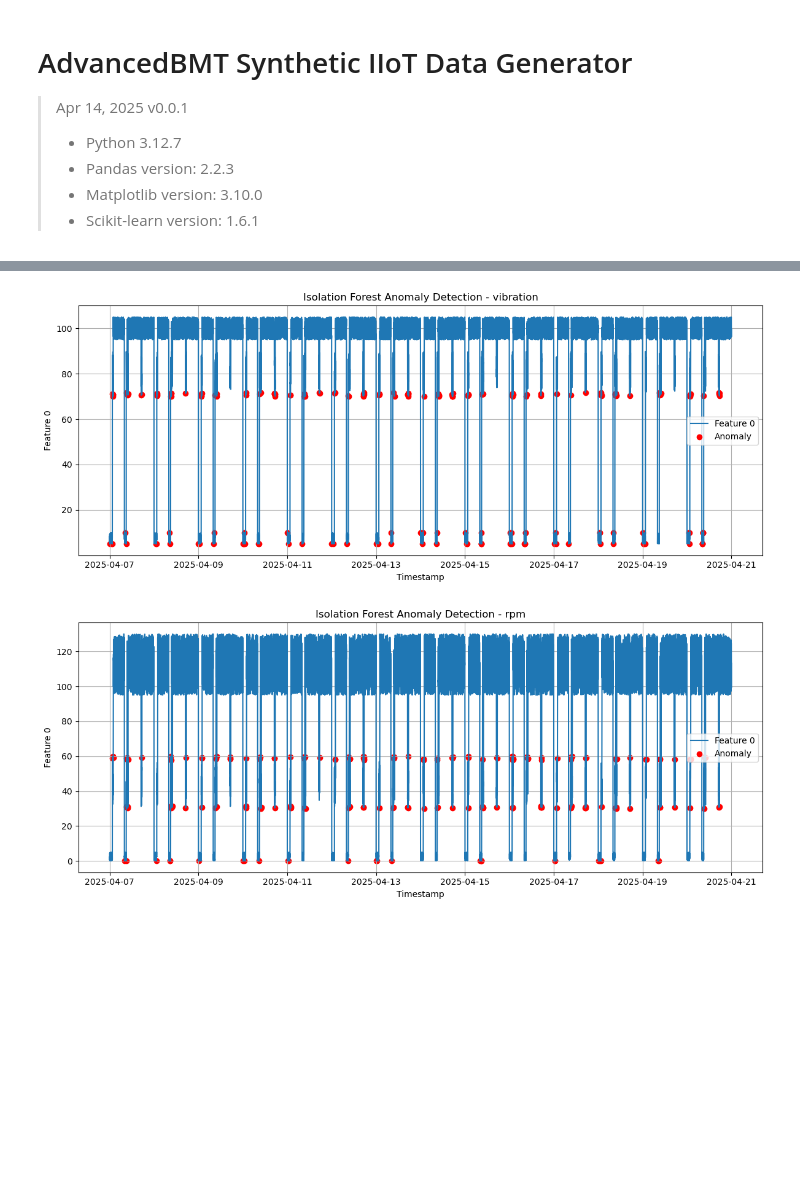
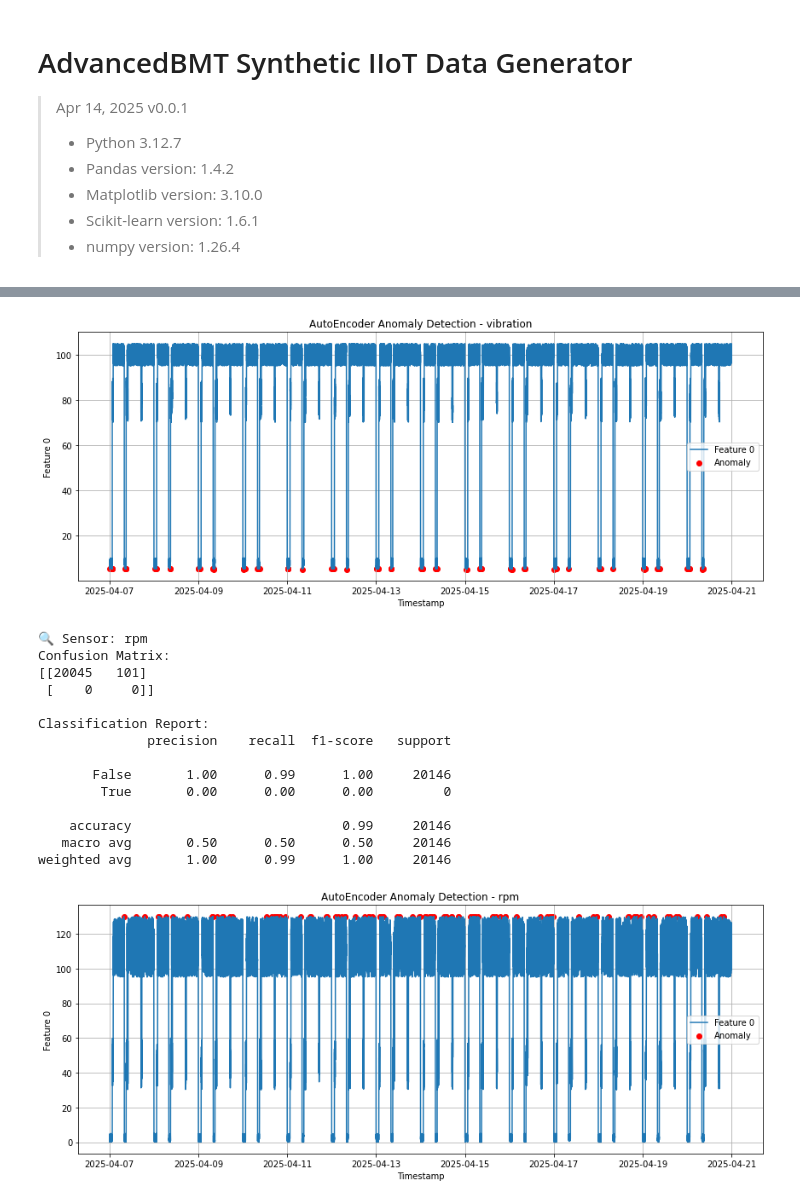
Before and after one commit to advancedbmt/anomaly-detection, a Jupyter notebook: test_cases/test_main.ipynb, the cells around one changed output, grey strips where cells are left out. Drawn from its saved outputs; the diff is of its cells as text; code cells hidden in the pictures; blank space fills up the shorter version.

Commit message:
tested multiple models and added info about these models to 'tested_models' folder

```diff
--- a/test_cases/test_main.ipynb
+++ b/test_cases/test_main.ipynb
@@ -5,9 +5,10 @@
 > Apr 14, 2025 v0.0.1
 >
 >- Python 3.12.7
->- Pandas version: 2.2.3
+>- Pandas version: 1.4.2
 >- Matplotlib version: 3.10.0
 >- Scikit-learn version: 1.6.1
+>- numpy version: 1.26.4
 # %%
 # ### run this cell for version check
 # !python --version
@@ -26,32 +31,56 @@ from sklearn.ensemble import IsolationForest
 # %%
-# Load data
+# Load CSV file
 file_name = "../test_csv/motor_power_high.csv"
 df = pd.read_csv(file_name, parse_dates=["timestamp"])
-
 tags = df["sensor"].unique()
 
 for tag in tags:
     tag_df = df[df["sensor"] == tag].copy()
 
-    # Train only on normal data
-    X_train = tag_df[tag_df["is_anomaly"] == False][["feature_0"]]
+    # Scale the feature
+    scaler = MinMaxScaler()
+    tag_df["scaled"] = scaler.fit_transform(tag_df[["feature_0"]])
 
-    # Train Isolation Forest
-    model = IsolationForest(contamination=0.01, random_state=42)
-    model.fit(X_train)
+    # Only train on normal data
+    X_train = tag_df[tag_df["is_anomaly"] == False][["scaled"]]
 
-    # Predict on full tag data
-    tag_df["anomaly_label"] = model.predict(tag_df[["feature_0"]])
-    tag_df["anomaly_label"] = tag_df["anomaly_label"].map({1: False, -1: True})
+    # AutoEncoder model
+    model = Sequential([
+        Dense(8, activation="relu", input_shape=(1,)),
+        Dense(4, activation="relu"),
+        Dense(1, activation="sigmoid")
+    ])
+    model.compile(optimizer="adam", loss="mse")
 
-    # Plot
+    # Train the model
+    model.fit(X_train, X_train, epochs=50, batch_size=64, validation_split=0.1,
+              callbacks=[EarlyStopping(patience=5)], verbose=0)
+
+    # Predict and compute reconstruction error
+    tag_df["recon"] = model.predict(tag_df[["scaled"]], verbose=0)
+    tag_df["recon_error"] = np.abs(tag_df["scaled"] - tag_df["recon"])
+
+    # Threshold based on training error
+    threshold = tag_df["recon_error"].quantile(0.995)
+    tag_df["anomaly_label"] = tag_df["recon_error"] > threshold
+
+    # Confusion Matrix & Classification Report
+    y_true = tag_df["is_anomaly"]
+    y_pred = tag_df["anomaly_label"]
+
+    print(f"\n🔍 Sensor: {tag}")
+    print("Confusion Matrix:")
+    print(confusion_matrix(y_true, y_pred))
+    print("\nClassification Report:")
+    print(classification_report(y_true, y_pred, zero_division=0))
+
+    # Plot results
     plt.figure(figsize=(12, 5))
     plt.plot(tag_df["timestamp"], tag_df["feature_0"], label="Feature 0")
-
-    anomalies = tag_df[tag_df["anomaly_label"] == True]
-    plt.scatter(anomalies["timestamp"], anomalies["feature_0"], color="red", label="Anomaly")
-
-    plt.title(f"Isolation Forest Anomaly Detection - {tag}")
+    plt.scatter(tag_df[tag_df["anomaly_label"]]["timestamp"],
+                tag_df[tag_df["anomaly_label"]]["feature_0"],
+                color="red", label="Anomaly")
+    plt.title(f"AutoEncoder Anomaly Detection - {tag}")
     plt.xlabel("Timestamp")
     plt.ylabel("Feature 0")
     plt.legend()
@@ -63,2 +120,16 @@ for tag in tags:
-[figure, old version]
+[figure, new version]
+🔍 Sensor: rpm
+Confusion Matrix:
+[[20045   101]
+ [    0     0]]
+
+Classification Report:
+              precision    recall  f1-score   support
+
+       False       1.00      0.99      1.00     20146
+        True       0.00      0.00      0.00         0
+
+    accuracy                           0.99     20146
+   macro avg       0.50      0.50      0.50     20146
+weighted avg       1.00      0.99      1.00     20146
-[figure, old version]
+[figure, new version]
```
Also changed, not shown: parts of 3 cells of this notebook, 7 other files.
